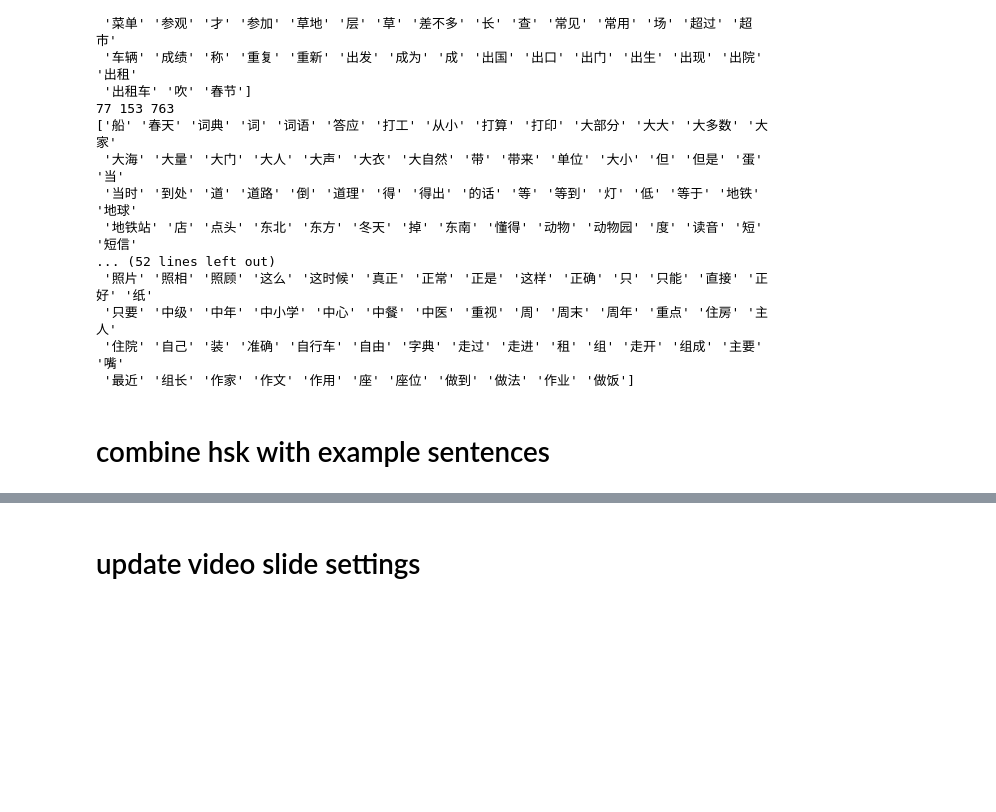
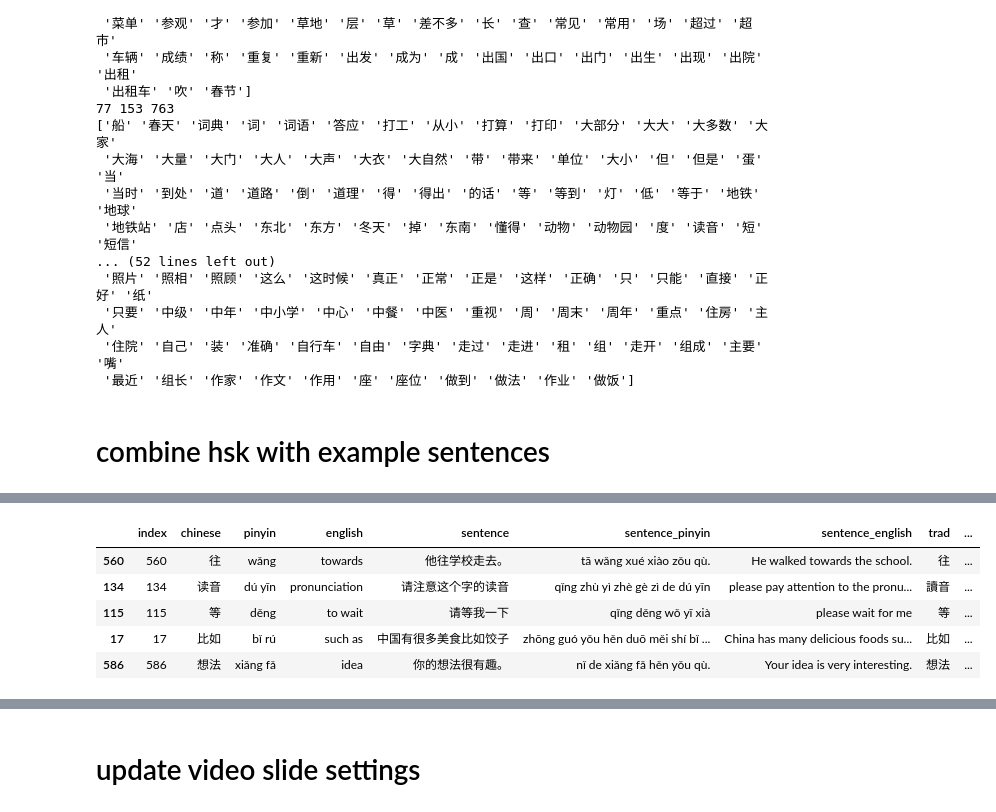
Before and after one commit to srcole/my_mandarin_database, a Jupyter notebook: sandbox.ipynb, the cells around one changed output, grey strips where cells are left out. Drawn from its saved outputs; the diff is of its cells as text; code cells hidden in the pictures; blank space fills up the shorter version.

```diff
--- a/sandbox.ipynb
+++ b/sandbox.ipynb
@@ -66,0 +87,14 @@ dfsent.sample(5)
+# %%
+df_sent = pd.read_csv('static/hsk/HSK2_sent.csv', index_col=0)
+df_cat = pd.read_csv('static/hsk/HSK2_cat_raw.csv', index_col=False)
+df_sent_cat = df_sent.merge(df_cat, on='chinese', how='left')
+assert df_sent_cat['category'].isna().sum() == 0
+df_sent_cat.to_csv('static/hsk/HSK2_sent_cat.csv', index=False)
+df_sent_cat.sample(5)
+# %% [output]
+|  | index | chinese | pinyin | english | sentence | sentence_pinyin | sentence_english | trad | ... |
+| 560 | 560 | 往 | wǎng | towards | 他往学校走去。 | tā wǎng xué xiào zǒu qù. | He walked towards the school. | 往 | ... |
+| 134 | 134 | 读音 | dú yīn | pronunciation | 请注意这个字的读音 | qǐng zhù yì zhè gè zì de dú yīn | please pay attention to the pronu... | 讀音 | ... |
+| 115 | 115 | 等 | děng | to wait | 请等我一下 | qǐng děng wǒ yī xià | please wait for me | 等 | ... |
+| 17 | 17 | 比如 | bǐ rú | such as | 中国有很多美食比如饺子 | zhōng guó yǒu hěn duō měi shí bǐ ... | China has many delicious foods su... | 比如 | ... |
+| 586 | 586 | 想法 | xiǎng fǎ | idea | 你的想法很有趣。 | nǐ de xiǎng fǎ hěn yǒu qù. | Your idea is very interesting. | 想法 | ... |
```
Also changed, not shown: parts of 12 cells of this notebook, 4 other files.
